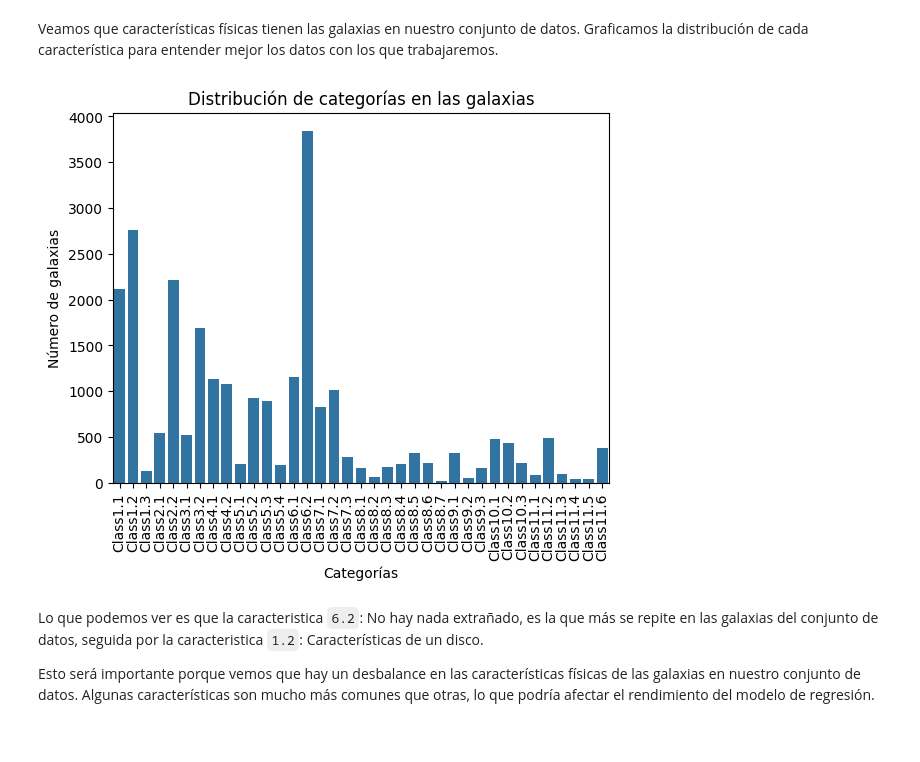
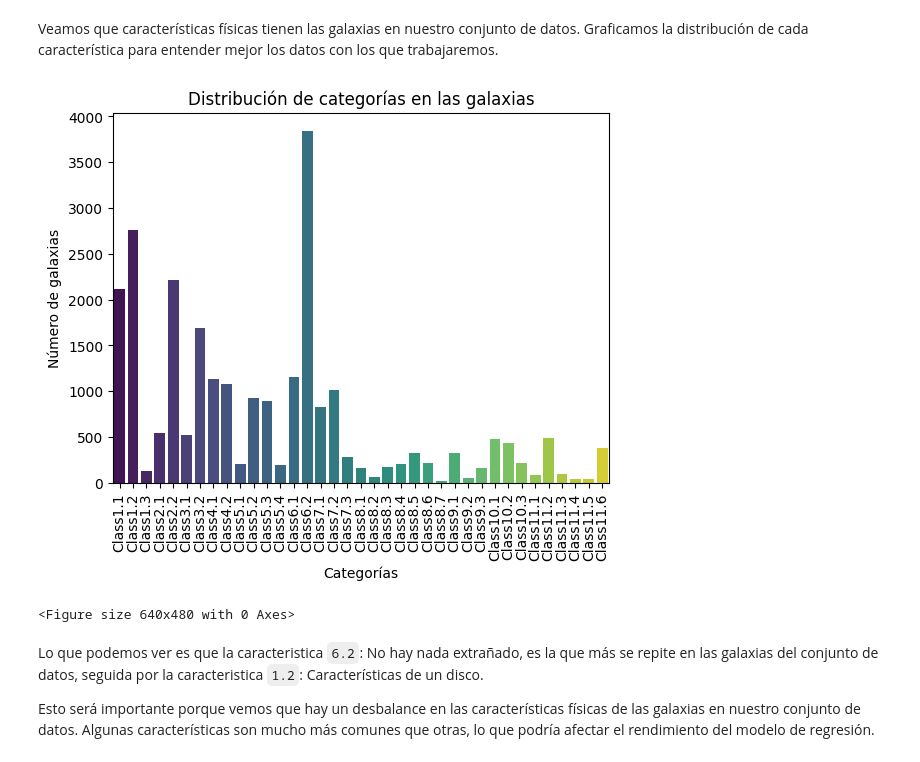
Before and after one commit to UChile-IDIA/ClassificadorGalaxias, a Jupyter notebook: ClasificadorGalaxias.ipynb, the cells around one changed output. Drawn from its saved outputs; the diff is of its cells as text; code cells hidden in the pictures.

```diff
--- a/ClasificadorGalaxias.ipynb
+++ b/ClasificadorGalaxias.ipynb
@@ -417,14 +430,17 @@ Veamos que características físicas tienen las galaxias en nuestro conjunto de
 # %%
 ccounts = labels.iloc[:, 1:].sum()
 
-sns.barplot(x=ccounts.index, y=ccounts.values)
+sns.barplot(x=ccounts.index, y=ccounts.values, hue=ccounts.index, palette='viridis')
 plt.xlabel('Categorías')
 plt.ylabel('Número de galaxias')
 plt.xticks(rotation=90)
 plt.title('Distribución de categorías en las galaxias')
 plt.show()
+
+plt.savefig('results/category_distribution.png')
 # %% [output]
-[figure, old version]
+[figure, new version]
+<Figure size 640x480 with 0 Axes>
 # %% [markdown]
 Lo que podemos ver es que la caracteristica `6.2`: No hay nada extrañado, es la que más se repite en las galaxias del conjunto de datos, seguida por la caracteristica `1.2`: Características de un disco.
 
```
Also changed, not shown: parts of 11 cells of this notebook, 1 other file.
